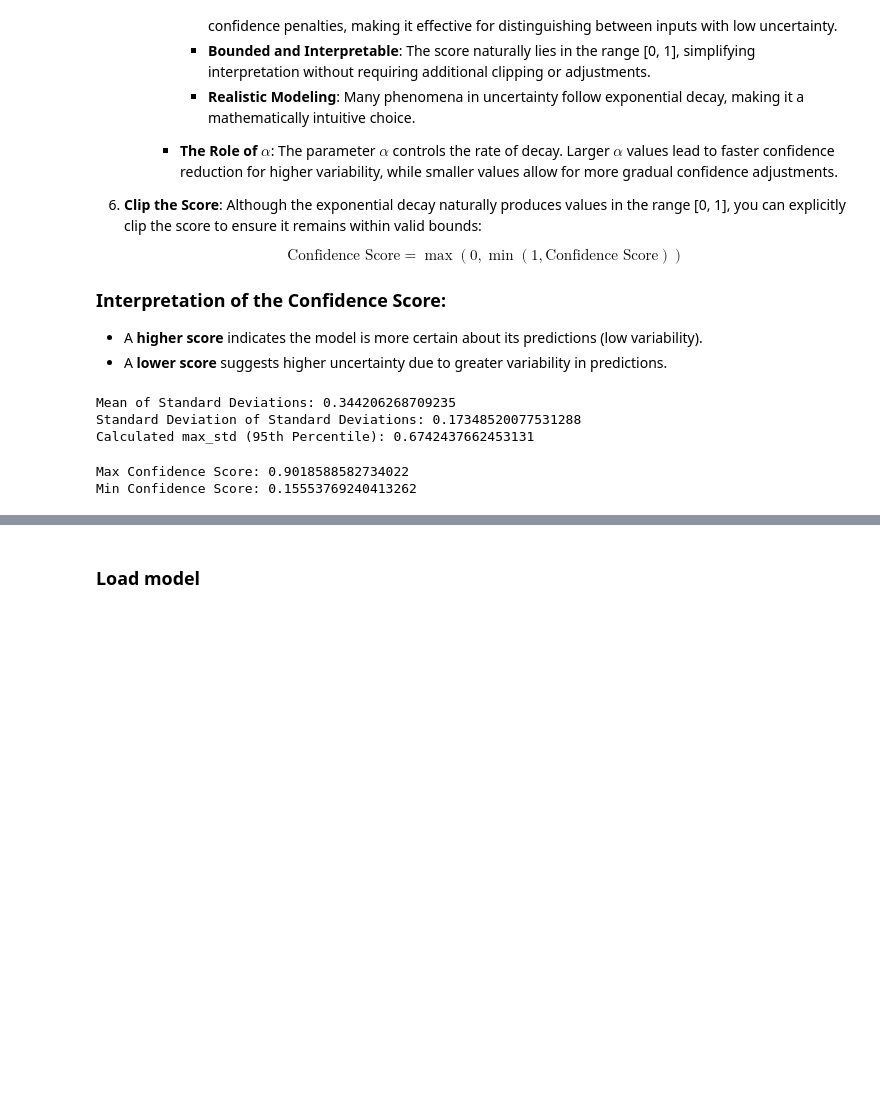
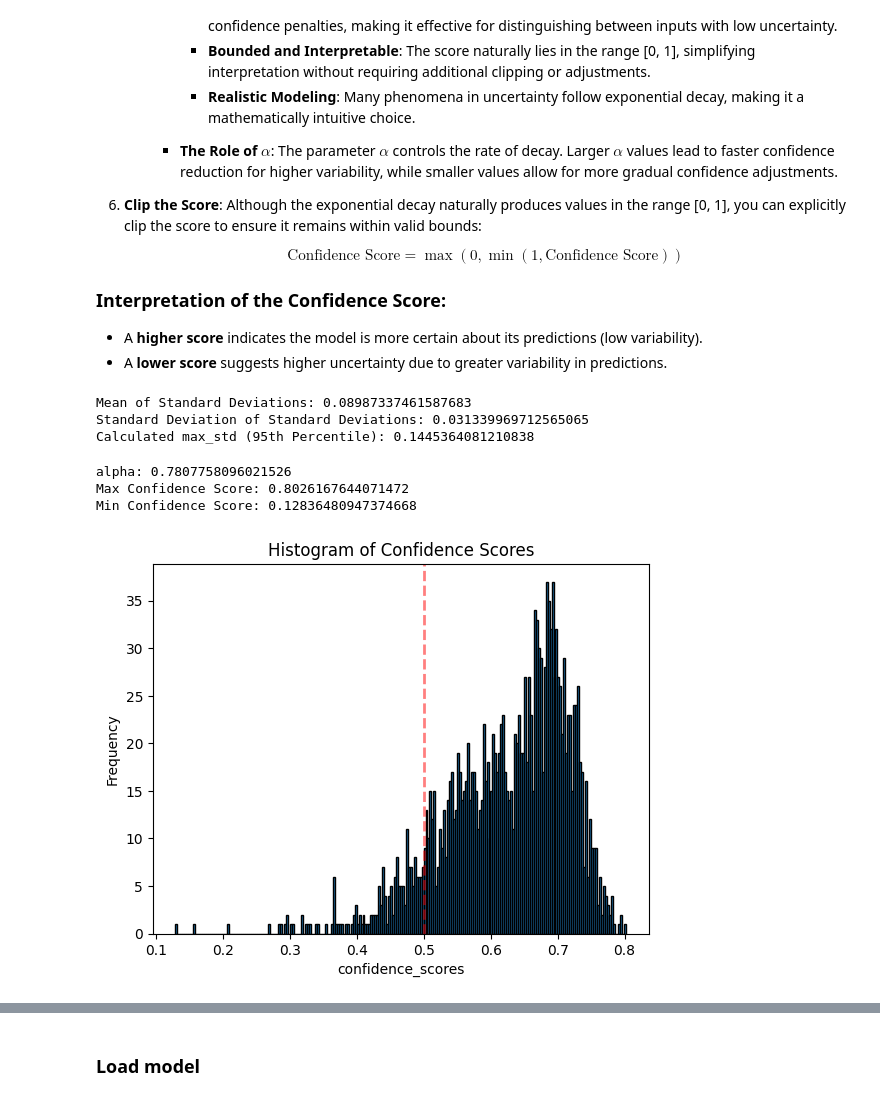
Before and after one commit to vincent-stadler/dPoDL, a Jupyter notebook: experiments/training/train-transformer-variable-length.ipynb, the cells around one changed output, grey strips where cells are left out. Cells and saved outputs as stored; diff of their text form; code cells hidden in the pictures; blank space fills up the shorter version.

```diff
--- a/experiments/training/train-transformer-variable-length.ipynb
+++ b/experiments/training/train-transformer-variable-length.ipynb
@@ -443,13 +414,13 @@ for sequence in tqdm([_ for _ in test_sequences if len(_) > input_window + 5]):
     results_hallucinate.append((real_sequence, predicted_sequence, std_predictions))
 # %%
 results_not_hallucinate = []
-input_window = 1 # even good results with 3!
+input_window = 5 # even good results with 3!
 for sequence in tqdm([_ for _ in test_sequences if len(_) > input_window + 5]):
     real_sequence, predicted_sequence, std_predictions = sequence, list(sequence[:input_window]), [0] * input_window
 
     for i in range(input_window, len(sequence)):
         previous_input = sequence[:input_window]
-        y_hat, std_prediction = predict_next_value_with_uncertainty(model, previous_input, num_samples=30)
+        y_hat, std_prediction = predict_next_value_with_uncertainty(model, previous_input, num_samples=40)
         predicted_sequence.append(y_hat)
         std_predictions.append(std_prediction)
 
@@ -515,24 +486,39 @@ print(f"Mean of Standard Deviations: {MEAN_STD}")
 print(f"Standard Deviation of Standard Deviations: {STD_STD}")
 print(f"Calculated max_std (95th Percentile): {MAX_STD}")
 # %% [output]
-Mean of Standard Deviations: 0.344206268709235
-Standard Deviation of Standard Deviations: 0.17348520077531288
-Calculated max_std (95th Percentile): 0.6742437662453131
+Mean of Standard Deviations: 0.08987337461587683
+Standard Deviation of Standard Deviations: 0.031339969712565065
+Calculated max_std (95th Percentile): 0.1445364081210838
 # %%
-alpha = 1  # Scaling factor for exponential decay
-confidence_scores = []
-for s in std_devs:
+CONFIDENCE_THRESHOLD = 0.5
+target_percentile = 90  # dont know if this should be fixed or not, maybe make it dependent on performance of test set
+
+def calculate_confidence_score(s):
     normalized_s = s / MAX_STD  # Normalize by max_std (95th percentile)
     confidence_score = np.exp(-alpha * normalized_s)  # Apply exponential decay
-    confidence_scores.append(confidence_score)
+    return confidence_score
 
-# Step 5: Output max and min confidence scores
+std_dev_at_percentile = np.percentile(std_devs, target_percentile)  # Find the std_dev corresponding to the 25th percentile
+alpha = -np.log(CONFIDENCE_THRESHOLD) / (std_dev_at_percentile / MAX_STD)  # Solve for alpha
+#alpha = 0.5 # fixed aloha
+print("alpha:", alpha)
+
+confidence_scores = [calculate_confidence_score(s) for s in std_devs]
+
 max_confidence = max(confidence_scores)
 min_confidence = min(confidence_scores)
-
 print(f"Max Confidence Score: {max_confidence}")
 print(f"Min Confidence Score: {min_confidence}")
+
+plt.hist(confidence_scores, bins=len(confidence_scores)//8, edgecolor='black')
+plt.axvline(x=CONFIDENCE_THRESHOLD, color="red", alpha=0.5,linestyle='--', linewidth=2, label=f"Threshold = {CONFIDENCE_THRESHOLD}")
+plt.xlabel('confidence_scores')
+plt.ylabel('Frequency')
+plt.title('Histogram of Confidence Scores')
+plt.show()
 # %% [output]
-Max Confidence Score: 0.9018588582734022
-Min Confidence Score: 0.15553769240413262
+alpha: 0.7807758096021526
+Max Confidence Score: 0.8026167644071472
+Min Confidence Score: 0.12836480947374668
+[figure, added]
 # %%
```
Also changed, not shown: parts of 8 cells of this notebook, 1 other file.
